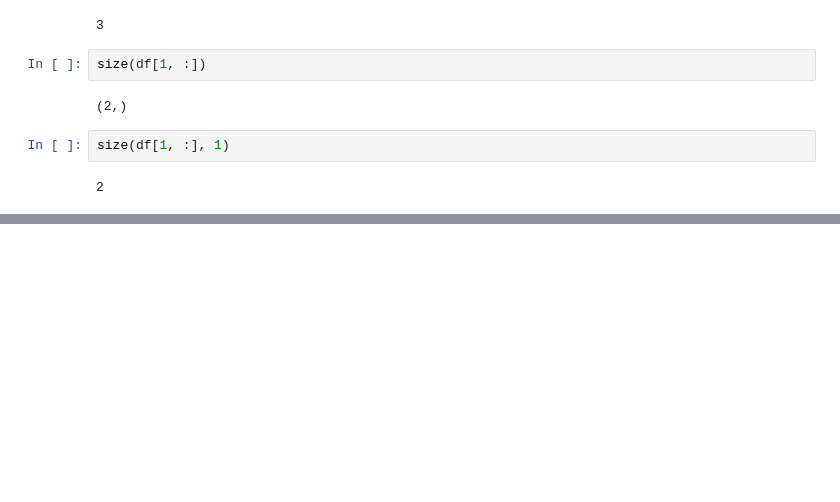
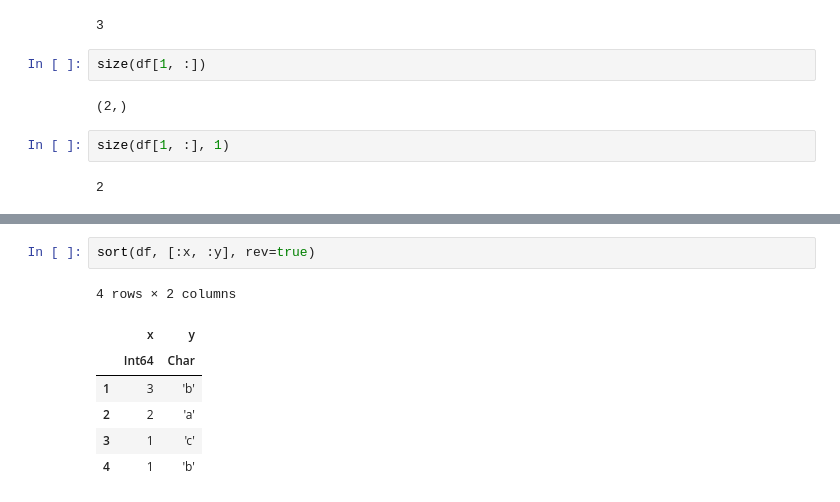
Before and after one commit to damiansp/julia, a Jupyter notebook: dsDocs/DataFrames/functions_2.py.ipynb, the cells around one changed output, grey strips where cells are left out. Cells and saved outputs as stored; diff of their text form; blank space fills up the shorter version.

```diff
--- a/dsDocs/DataFrames/functions_2.py.ipynb
+++ b/dsDocs/DataFrames/functions_2.py.ipynb
@@ -641,0 +663,10 @@ size(df[1, :], 1)
+# %%
+sort(df, [:x, :y], rev=true)
+# %% [output]
+4 rows × 2 columns
+|  | x | y |
+|  | Int64 | Char |
+| 1 | 3 | 'b' |
+| 2 | 2 | 'a' |
+| 3 | 1 | 'c' |
+| 4 | 1 | 'b' |
```
Also changed, not shown: parts of 3 cells of this notebook.
